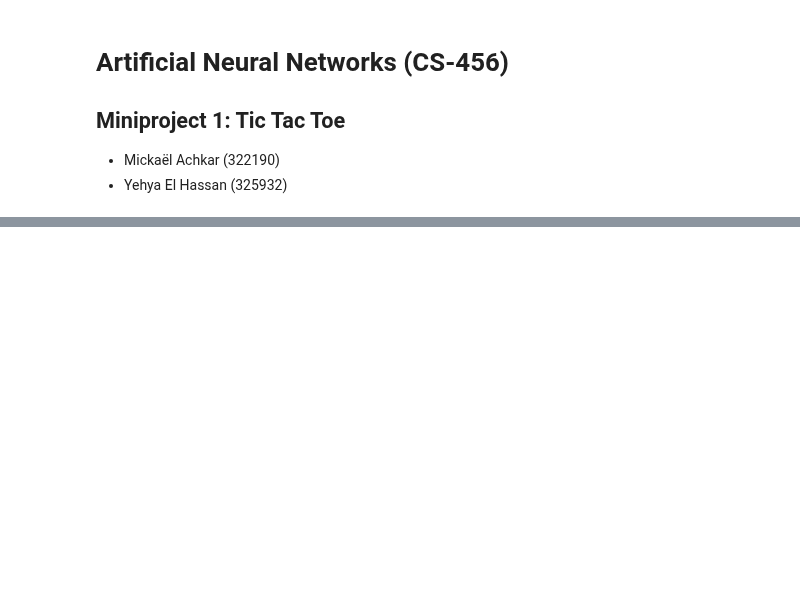
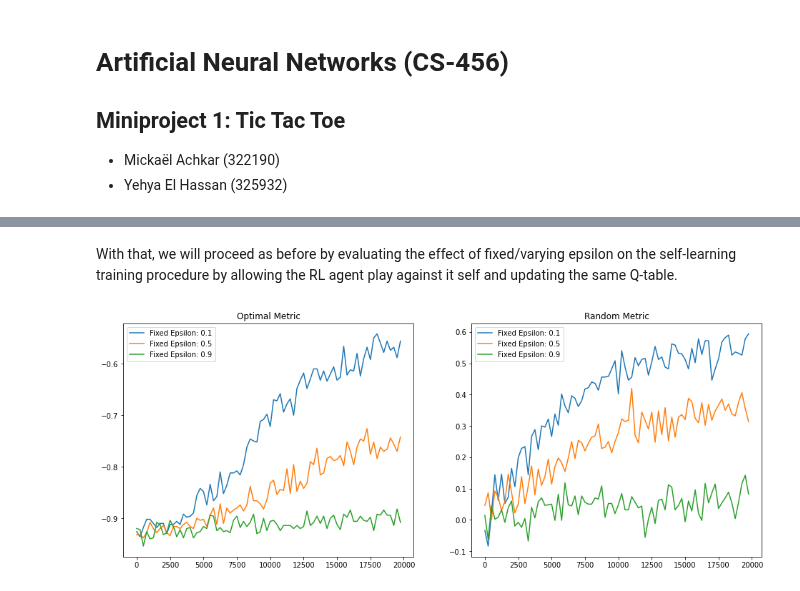
Before and after one commit to mikqs/rl-tic-tac-toe, a Jupyter notebook: 322190_325932.ipynb, the cells around one changed output, grey strips where cells are left out. Saved outputs shown, nothing was run; the diff lists cells and outputs as text; code cells hidden in the pictures; blank space fills up the shorter version.

```diff
--- a/322190_325932.ipynb
+++ b/322190_325932.ipynb
@@ -396,0 +526,25 @@ plot_metrics(number_of_episodes,m_rand, axes[2], label = f"epsilon-Opt = {optima
+# %% [markdown]
+With that, we will proceed as before by evaluating the effect of fixed/varying epsilon on the self-learning training procedure by allowing the RL agent play against it self and updating the same Q-table.
+# %%
+# Training by playing against it self with fixed epsilon (Question 7)
+
+# RL Hyper-params
+number_of_episodes = 20000
+
+# Environment
+environment = TictactoeEnv()
+
+# plots
+fig, axes = plt.subplots(1,2,figsize=(16,6))
+axes[0].set_title("Optimal Metric")
+axes[1].set_title("Random Metric")
+
+
+list_of_epsilons = [0.1,0.5,0.9]
+for epsilon in list_of_epsilons:
+# Train and get the M_opt, and M_rand for a fixed epsilon
+    player_rl_agent, m_opt, m_rand = train_rl_agent_self_learning(environment, number_of_episodes=number_of_episodes,epsilon=epsilon, test_episode=250)
+    plot_metrics(number_of_episodes,m_opt, axes[0],label=f"Fixed Epsilon: {epsilon}")
+    plot_metrics(number_of_episodes,m_rand, axes[1],label=f"Fixed Epsilon: {epsilon}")
+# %% [output]
+[figure, added]
```
Also changed, not shown: parts of 19 cells of this notebook.
